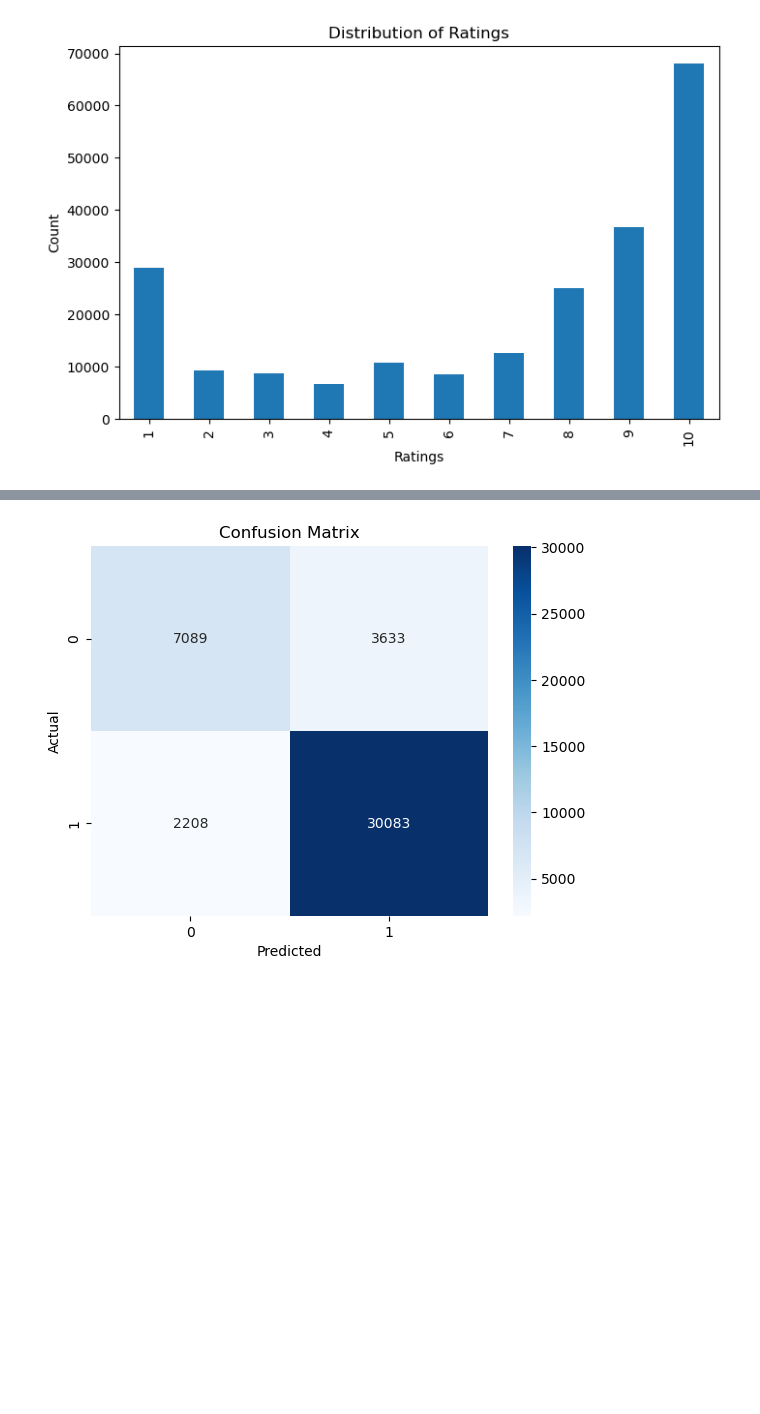
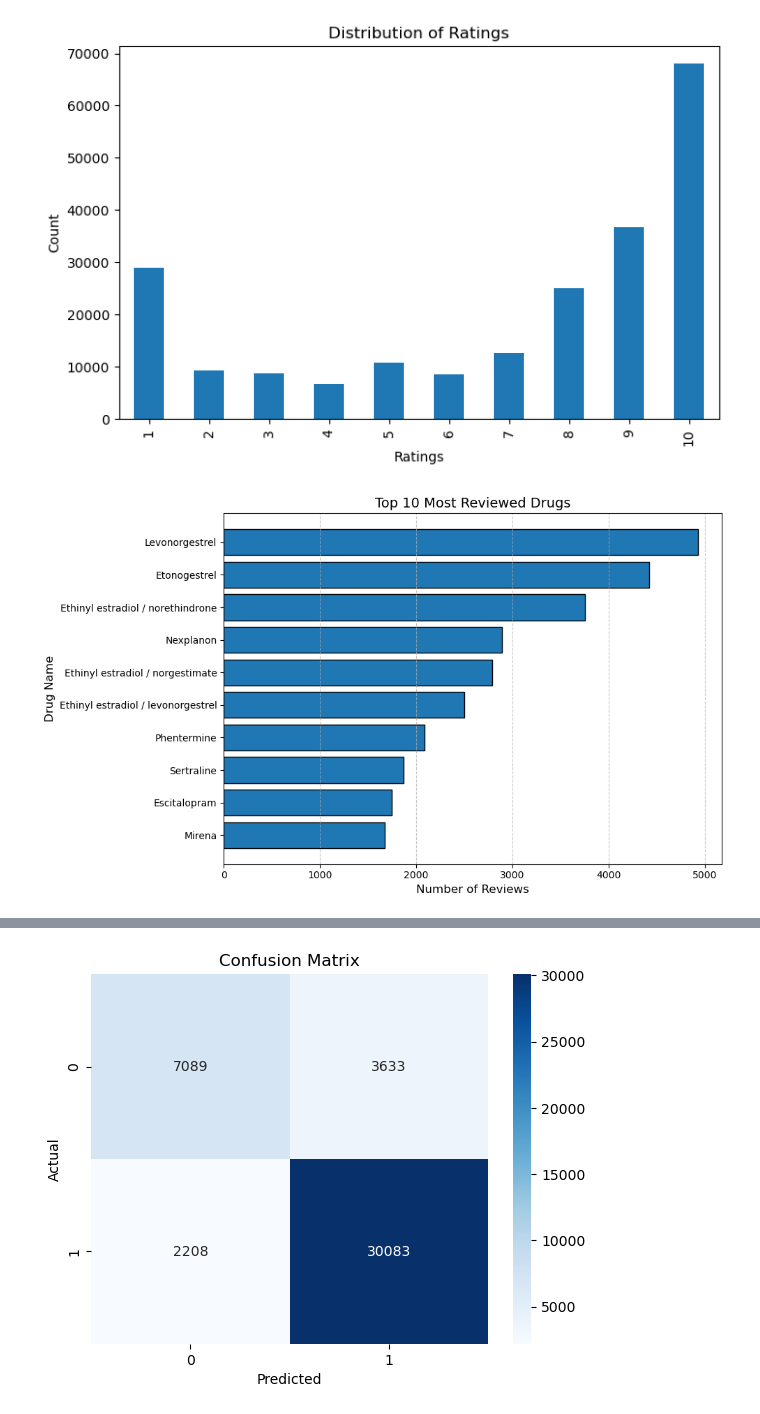
Before and after one commit to harishwarreddymunukuntla/Drug_Recommendation_Tool, a Jupyter notebook: DRT_final.ipynb, the cells around one changed output, grey strips where cells are left out. Saved outputs shown, nothing was run; the diff lists cells and outputs as text; code cells hidden in the pictures; blank space fills up the shorter version.

```diff
--- a/DRT_final.ipynb
+++ b/DRT_final.ipynb
@@ -59,3 +87,23 @@ plt.ylabel('Count')
 plt.show()
 # %% [output]
 [figure]
+# %%
+# Count the number of reviews for each drug
+most_reviewed_drugs = train_test_df['drugName'].value_counts().reset_index()
+most_reviewed_drugs.columns = ['drugName', 'review_count']
+
+# Get the top 10 most reviewed drugs
+top_10_most_reviewed_drugs = most_reviewed_drugs.head(10)
+
+# Plot the top 10 most reviewed drugs in a bar chart
+plt.figure(figsize=(10, 6))
+plt.barh(top_10_most_reviewed_drugs['drugName'], top_10_most_reviewed_drugs['review_count'], edgecolor='black')
+plt.title('Top 10 Most Reviewed Drugs', fontsize=14)
+plt.xlabel('Number of Reviews', fontsize=12)
+plt.ylabel('Drug Name', fontsize=12)
+plt.gca().invert_yaxis()  # To display the highest value on top
+plt.grid(axis='x', linestyle='--', alpha=0.7)
+plt.tight_layout()
+plt.show()
+# %% [output]
+[figure, added]
```
Also changed, not shown: parts of 20 cells of this notebook.
